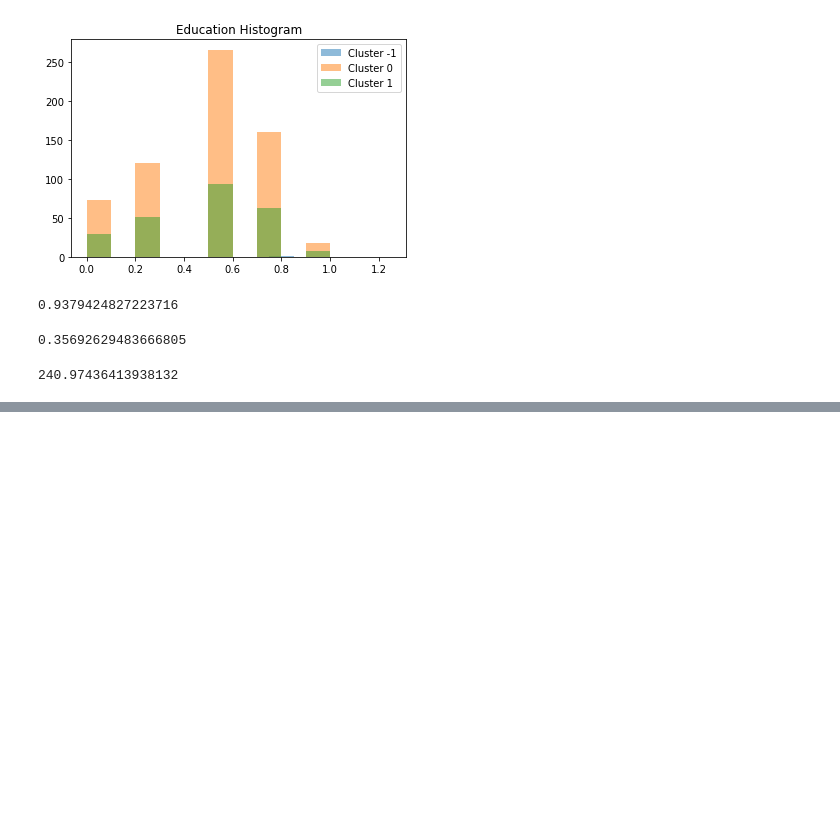
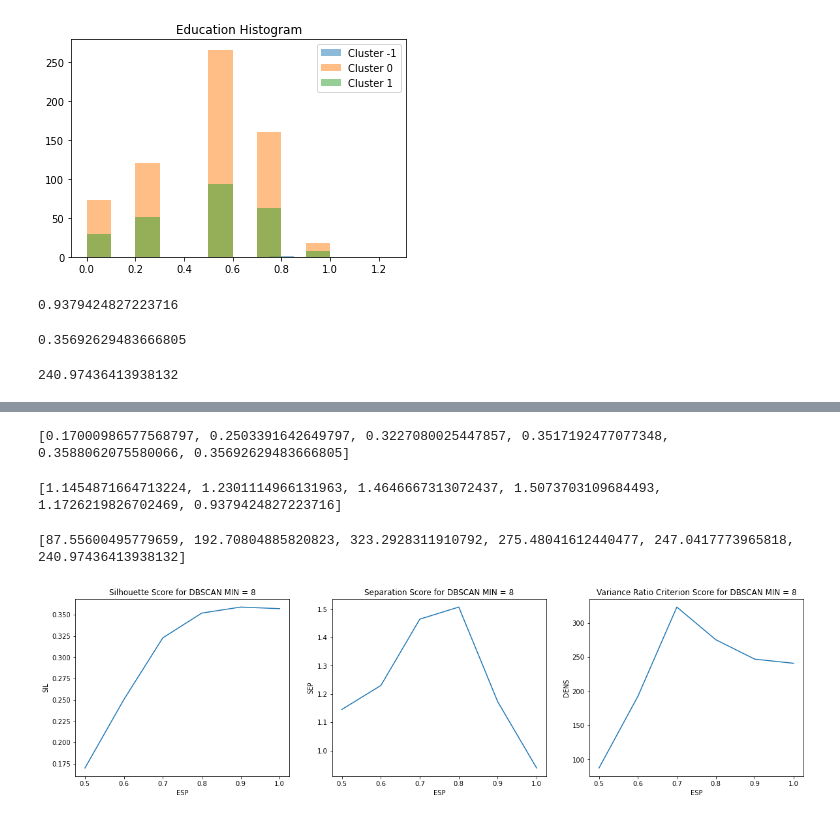
Before and after one commit to Mariabba/DataMining1_Fundamentals, a Jupyter notebook: notebook/Clustering/DBSCAN/DBSCAN EVALUETED MIN=8-NOATTRITION.ipynb, the cells around one changed output, grey strips where cells are left out. Cells and saved outputs as stored; diff of their text form; code cells hidden in the pictures; blank space fills up the shorter version.

```diff
--- a/notebook/Clustering/DBSCAN/DBSCAN EVALUETED MIN=8-NOATTRITION.ipynb
+++ b/notebook/Clustering/DBSCAN/DBSCAN EVALUETED MIN=8-NOATTRITION.ipynb
@@ -1270,0 +1277,45 @@ print(density5)
+# %%
+SIL =[silhouette4, silhouette, silhouette1, silhouette2, silhouette3, silhouette5]
+SEP = [separation4 ,separation, separation1, separation2, separation3, separation5]
+DENS = [density4, density, density1, density2, density3,density5]
+# %%
+print(SIL)
+# %% [output]
+[0.17000986577568797, 0.2503391642649797, 0.3227080025447857, 0.3517192477077348, 0.3588062075580066, 0.35692629483666805]
+# %%
+print(SEP)
+# %% [output]
+[1.1454871664713224, 1.2301114966131963, 1.4646667313072437, 1.5073703109684493, 1.1726219826702469, 0.9379424827223716]
+# %%
+print(DENS)
+# %% [output]
+[87.55600495779659, 192.70804885820823, 323.2928311910792, 275.48041612440477, 247.0417773965818, 240.97436413938132]
+# %%
+def draw_scores(k, silhouette,  separation, density, method):
+    fig = plt.subplots(figsize=(20, 5))
+    fig_dims = (1, 3)
+
+    ax = plt.subplot2grid(fig_dims, (0, 0))
+    ax.plot(k, silhouette)
+    plt.xlabel('ESP')
+    plt.ylabel('SIL')
+    plt.title('Silhouette Score for ' + method +' MIN = 8')
+
+    ax = plt.subplot2grid(fig_dims, (0, 1))
+    ax.plot(k, separation)
+    plt.xlabel('ESP')
+    plt.ylabel('SEP')
+    plt.title('Separation Score for ' + method + ' MIN = 8')
+
+    ax = plt.subplot2grid(fig_dims, (0, 2))
+    ax.plot(k, density)
+    plt.xlabel('ESP')
+    plt.ylabel('DENS')
+    plt.title('Variance Ratio Criterion Score for ' + method+ ' MIN = 8')
+
+    plt.show()
+# %%
+k = [0.5,0.6,0.7,0.8,0.9,1.0]
+draw_scores(k,SIL,SEP,DENS,'DBSCAN')
+# %% [output]
+[figure, added]
```
Also changed, not shown: parts of 3 cells of this notebook, 5 other files.
